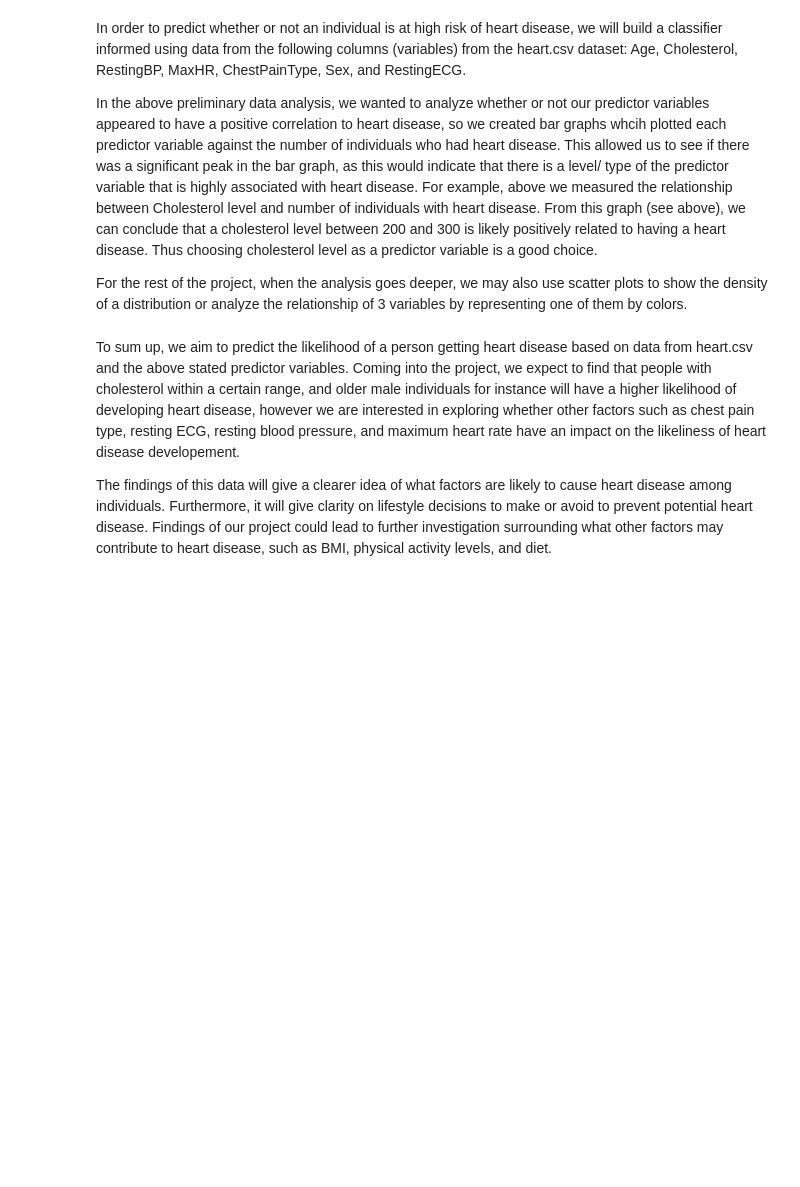
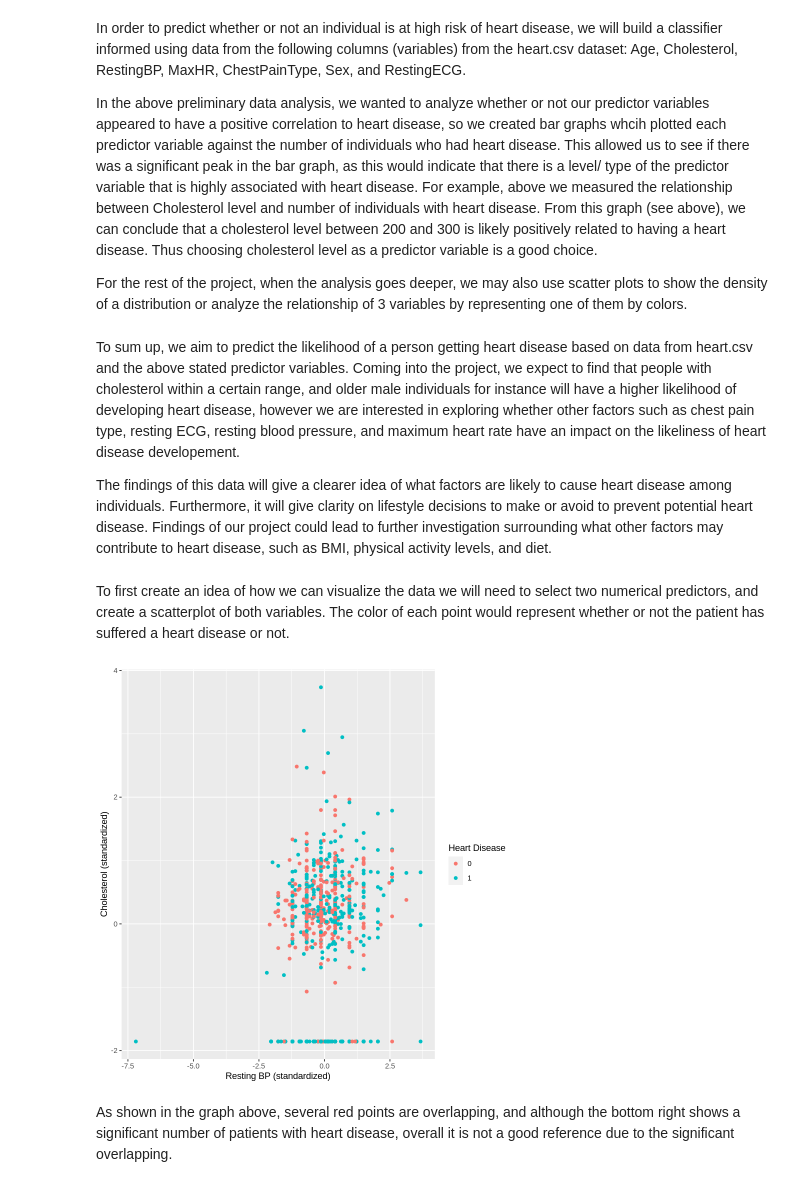
Before and after one commit to rohanrshah2/dsci-100-group-project, a Jupyter notebook: GroupProposal.ipynb, the cells around one changed output. Cells and saved outputs as stored; diff of their text form; code cells hidden in the pictures; blank space fills up the shorter version.

```diff
--- a/GroupProposal.ipynb
+++ b/GroupProposal.ipynb
@@ -307,3 +224,18 @@ For the rest of the project, when the analysis goes deeper, we may also use scat
 To sum up, we aim to predict the likelihood of a person getting heart disease based on data from heart.csv and the above stated predictor variables. Coming into the project, we expect to find that people with cholesterol within a certain range, and older male individuals for instance will have a higher likelihood of developing heart disease, however we are interested in exploring whether other factors such as chest pain type, resting ECG, resting blood pressure, and maximum heart rate have an impact on the likeliness of heart disease developement.
 
 The findings of this data will give a clearer idea of what factors are likely to cause heart disease among individuals. Furthermore, it will give clarity on lifestyle decisions to make or avoid to prevent potential heart disease. Findings of our project could lead to further investigation surrounding what other factors may contribute to heart disease, such as BMI, physical activity levels, and diet.
+# %% [markdown]
+To first create an idea of how we can visualize the data we will need to select two numerical predictors, and create a scatterplot of both variables. The color of each point would represent whether or not the patient has suffered a heart disease or not.
+# %%
+rbp_chol <- Heart_disease_train %>%
+        mutate(scaled_rbp = scale(RestingBP, center = TRUE),
+               scaled_chol = scale(Cholesterol, center = TRUE)) %>%
+        ggplot(aes(x = scaled_rbp, y = scaled_chol, color = HeartDisease)) +
+        geom_point() +
+        labs(x = "Resting BP (standardized)", y = "Cholesterol (standardized)", color = "Heart Disease")
+
+rbp_chol
+# %% [output]
+[figure, added]
+# %% [markdown]
+As shown in the graph above, several red points are overlapping, and although the bottom right shows a significant number of patients with heart disease, overall it is not a good reference due to the significant overlapping.
```
Also changed, not shown: parts of 26 cells of this notebook.
